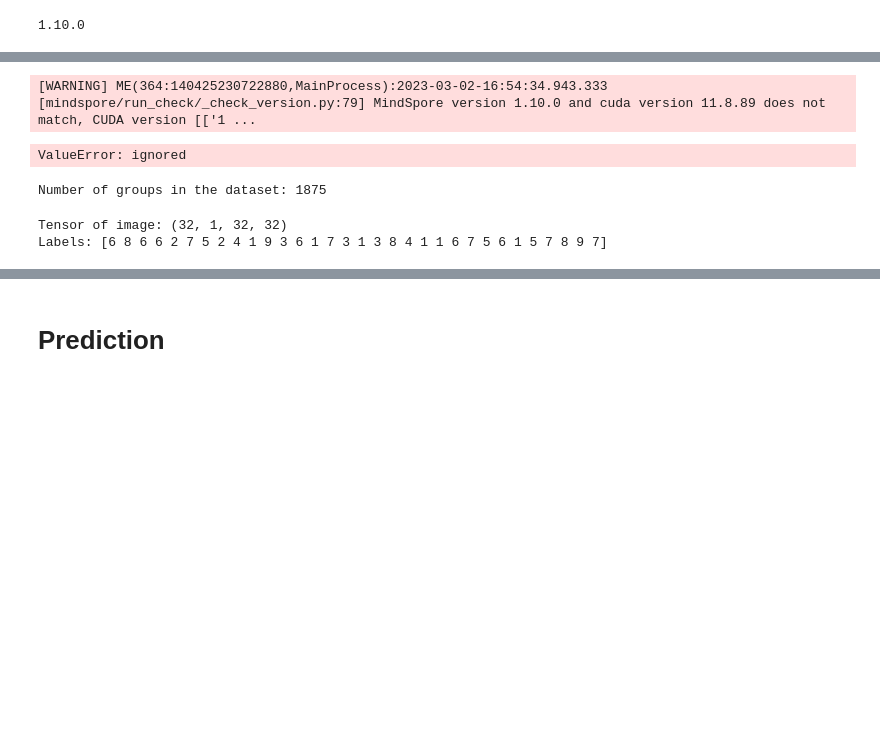
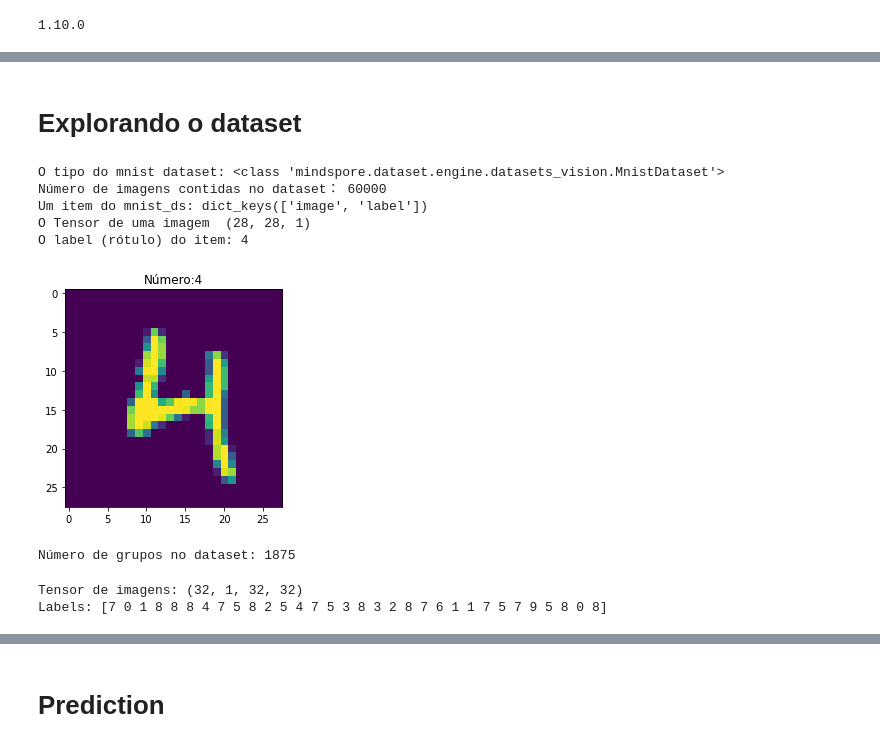
Before and after one commit to rodrigoclira/mindspore-playground, a Jupyter notebook: mindspore_MNIST.ipynb, the cells around one changed output, grey strips where cells are left out. Cells and saved outputs as stored; diff of their text form; code cells hidden in the pictures; blank space fills up the shorter version.

```diff
--- a/mindspore_MNIST.ipynb
+++ b/mindspore_MNIST.ipynb
@@ -98,37 +79,43 @@ train-labels-idx1-u 100%[===================>]  58.60K   354KB/s    in 0.2s
     └── train-labels-idx1-ubyte
 
 2 directories, 4 files
+# %% [markdown]
+# Explorando o dataset
 # %%
 import os
 from mindspore import context
 context.set_context(mode=context.GRAPH_MODE, device_target="CPU")
 import matplotlib.pyplot as plt
 import matplotlib
 import numpy as np
 import mindspore.dataset as ds
 
 train_data_path = "./datasets/MNIST_Data/train"
 test_data_path = "./datasets/MNIST_Data/test"
 ds.config.set_num_parallel_workers(1)
 mnist_ds = ds.MnistDataset(train_data_path)
-print('The type of mnist_ds:', type(mnist_ds))
-# print("Number of pictures contained in the mnist_ds：", mnist_ds.get_dataset_size())
+print('O tipo do mnist dataset:', type(mnist_ds))
+print("Número de imagens contidas no dataset：", mnist_ds.get_dataset_size())
 
 dic_ds = mnist_ds.create_dict_iterator()
 item = next(dic_ds)
 img = item["image"].asnumpy()
 label = item["label"].asnumpy()
 
-print("The item of mnist_ds:", item.keys())
-print("Tensor of image in item:", img.shape)
-print("The label of item:", label)
+print("Um item do mnist_ds:", item.keys())
+print("O Tensor de uma imagem ", img.shape)
+print("O label (rótulo) do item:", label)
 
 plt.imshow(np.squeeze(img))
-plt.title("number:%s"% item["label"].asnumpy())
+plt.title("Número:%s"% item["label"].asnumpy())
 plt.show()
 # %% [output]
-[WARNING] ME(364:140425230722880,MainProcess):2023-03-02-16:54:34.943.333 [mindspore/run_check/_check_version.py:79] MindSpore version 1.10.0 and cuda version 11.8.89 does not match, CUDA version [['1 ...
+O tipo do mnist dataset: <class 'mindspore.dataset.engine.datasets_vision.MnistDataset'>
+Número de imagens contidas no dataset： 60000
+Um item do mnist_ds: dict_keys(['image', 'label'])
+O Tensor de uma imagem  (28, 28, 1)
+O label (rótulo) do item: 4
-ValueError: ignored
+[figure, added]
 # %%
 from mindspore.dataset.vision import HWC2CHW, Rescale, Resize
 from  mindspore.dataset.transforms import TypeCast
@@ -147,31 +134,31 @@ def create_dataset(data_path, batch_size=32, repeat_size=1,
         repeat_size (int): The number of replicated data records
         num_parallel_workers (int): The number of parallel workers
     """
-    # define dataset
+    # criando o dataset
     mnist_ds = ds.MnistDataset(data_path)
 
-    # define some parameters needed for data enhancement and rough justification
+    # criando alguns parâmetros necessário para melhoria dos dados
     resize_height, resize_width = 32, 32
     rescale = 1.0 / 255.0
     shift = 0.0
     rescale_nml = 1 / 0.3081
     shift_nml = -1 * 0.1307 / 0.3081
 
-    # according to the parameters, generate the corresponding data enhancement method
+    # Baseado nos parâmetros, geração dos novos dados melhorados
     resize_op = Resize((resize_height, resize_width), interpolation=Inter.LINEAR)
     rescale_nml_op = Rescale(rescale_nml, shift_nml)
     rescale_op = Rescale(rescale, shift)
     hwc2chw_op = HWC2CHW()
     type_cast_op = TypeCast(mstype.int32)
 
-    # using map to apply operations to a dataset
+    # Usando a função map map para aplicar as operações no dataset
     mnist_ds = mnist_ds.map(operations=type_cast_op, input_columns="label", num_parallel_workers=num_parallel_workers)
     mnist_ds = mnist_ds.map(operations=resize_op, input_columns="image", num_parallel_workers=num_parallel_workers)
     mnist_ds = mnist_ds.map(operations=rescale_op, input_columns="image", num_parallel_workers=num_parallel_workers)
     mnist_ds = mnist_ds.map(operations=rescale_nml_op, input_columns="image", num_parallel_workers=num_parallel_workers)
     mnist_ds = mnist_ds.map(operations=hwc2chw_op, input_columns="image", num_parallel_workers=num_parallel_workers)
 
-    # process the generated dataset
+    # Processando o dataset gerado
     buffer_size = 10000
     mnist_ds = mnist_ds.shuffle(buffer_size=buffer_size)
     mnist_ds = mnist_ds.batch(batch_size, drop_remainder=True)
@@ -180,18 +167,18 @@ def create_dataset(data_path, batch_size=32, repeat_size=1,
     return mnist_ds
 
 ms_dataset = create_dataset(train_data_path)
-print('Number of groups in the dataset:', ms_dataset.get_dataset_size())
+print('Número de grupos no dataset:', ms_dataset.get_dataset_size())
 # %% [output]
-Number of groups in the dataset: 1875
+Número de grupos no dataset: 1875
 # %%
 data = next(ms_dataset.create_dict_iterator(output_numpy=True))
 images = data["image"]
 labels = data["label"]
-print('Tensor of image:', images.shape)
+print('Tensor de imagens:', images.shape)
 print('Labels:', labels)
 # %% [output]
-Tensor of image: (32, 1, 32, 32)
-Labels: [6 8 6 6 2 7 5 2 4 1 9 3 6 1 7 3 1 3 8 4 1 1 6 7 5 6 1 5 7 8 9 7]
+Tensor de imagens: (32, 1, 32, 32)
+Labels: [7 0 1 8 8 8 4 7 5 8 2 5 4 7 5 3 8 3 2 8 7 6 1 1 7 5 7 9 5 8 0 8]
 # %%
 count = 1
 for i in images:
```
Also changed, not shown: parts of 22 cells of this notebook.
